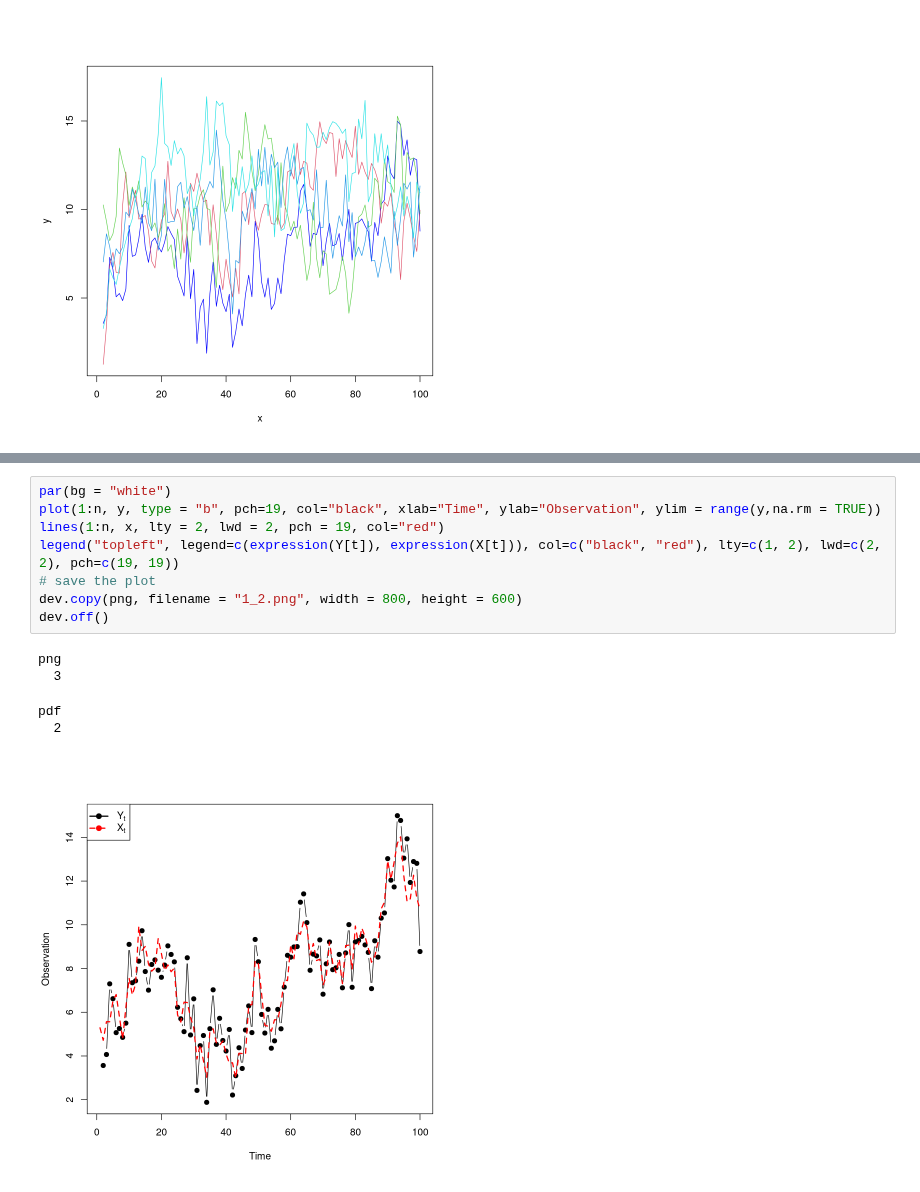
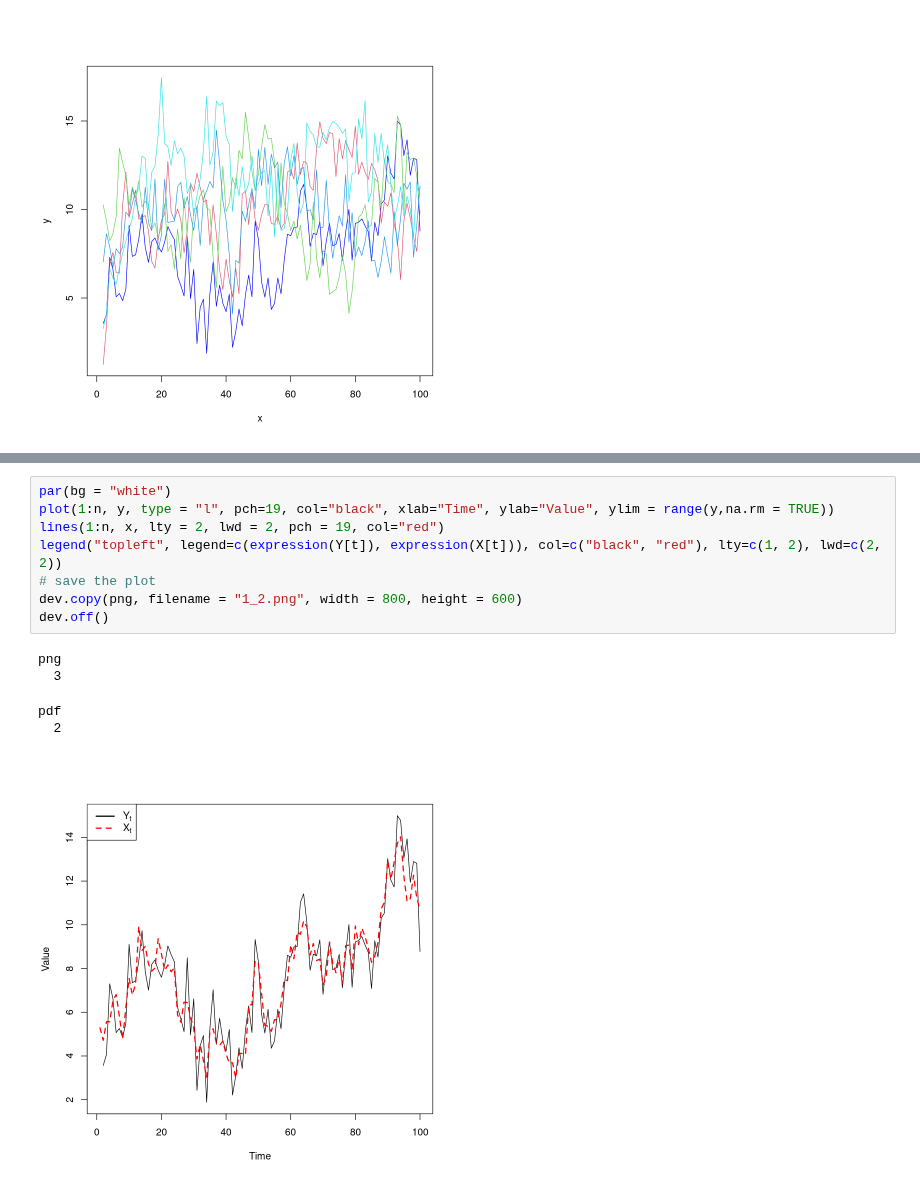
Before and after one commit to mathilderask/TimeSeriesAnalysis, a Jupyter notebook: Assignment4/opg1_oia.ipynb, the cells around one changed output, grey strips where cells are left out. Saved outputs shown, nothing was run; the diff lists cells and outputs as text.

```diff
--- a/Assignment4/opg1_oia.ipynb
+++ b/Assignment4/opg1_oia.ipynb
@@ -63,17 +63,17 @@ for (j in 2:5){
 ![image.png](attachment:image.png)
 # %%
 par(bg = "white")
-plot(1:n, y, type = "b", pch=19, col="black", xlab="Time", ylab="Observation", ylim = range(y,na.rm = TRUE))
+plot(1:n, y, type = "l", pch=19, col="black", xlab="Time", ylab="Value", ylim = range(y,na.rm = TRUE))
 lines(1:n, x, lty = 2, lwd = 2, pch = 19, col="red")
-legend("topleft", legend=c(expression(Y[t]), expression(X[t])), col=c("black", "red"), lty=c(1, 2), lwd=c(2, 2), pch=c(19, 19))
+legend("topleft", legend=c(expression(Y[t]), expression(X[t])), col=c("black", "red"), lty=c(1, 2), lwd=c(2, 2))
 # save the plot
 dev.copy(png, filename = "1_2.png", width = 800, height = 600)
 dev.off()
 # %% [output]
 png
   3
 pdf
   2
-[figure, old version]
+[figure, new version]
 # %% [markdown]
 ![image.png](attachment:image.png)
```
Also changed, not shown: parts of 1 cell of this notebook, 3 other files.
